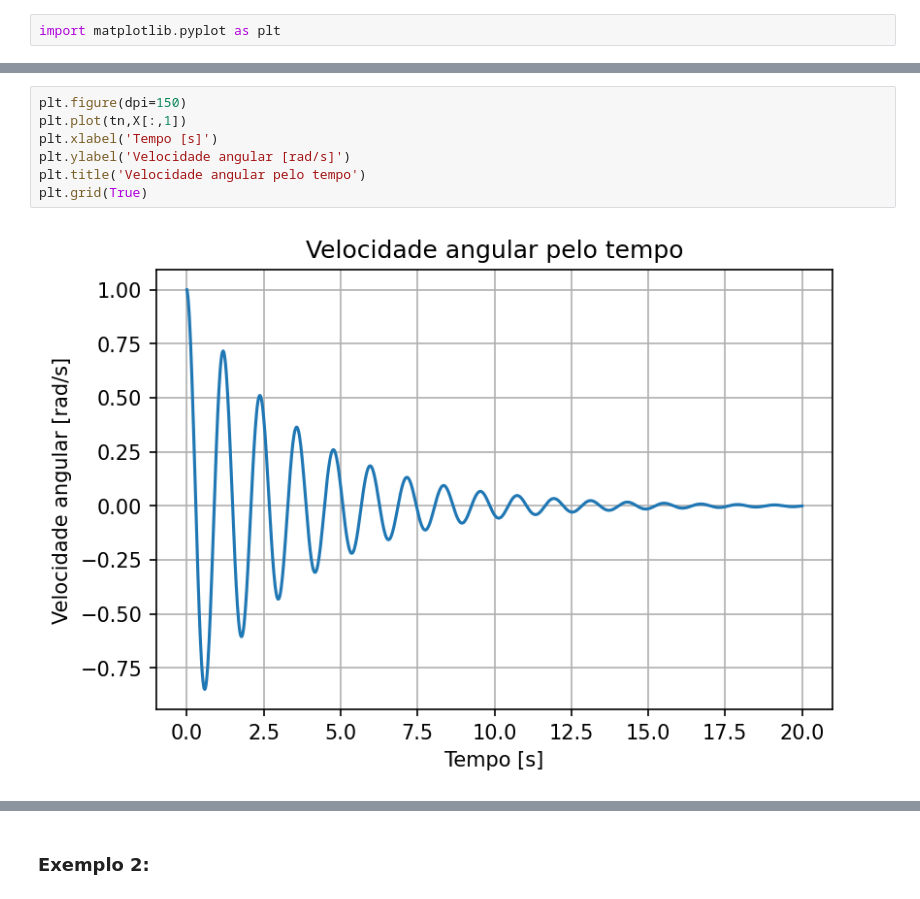
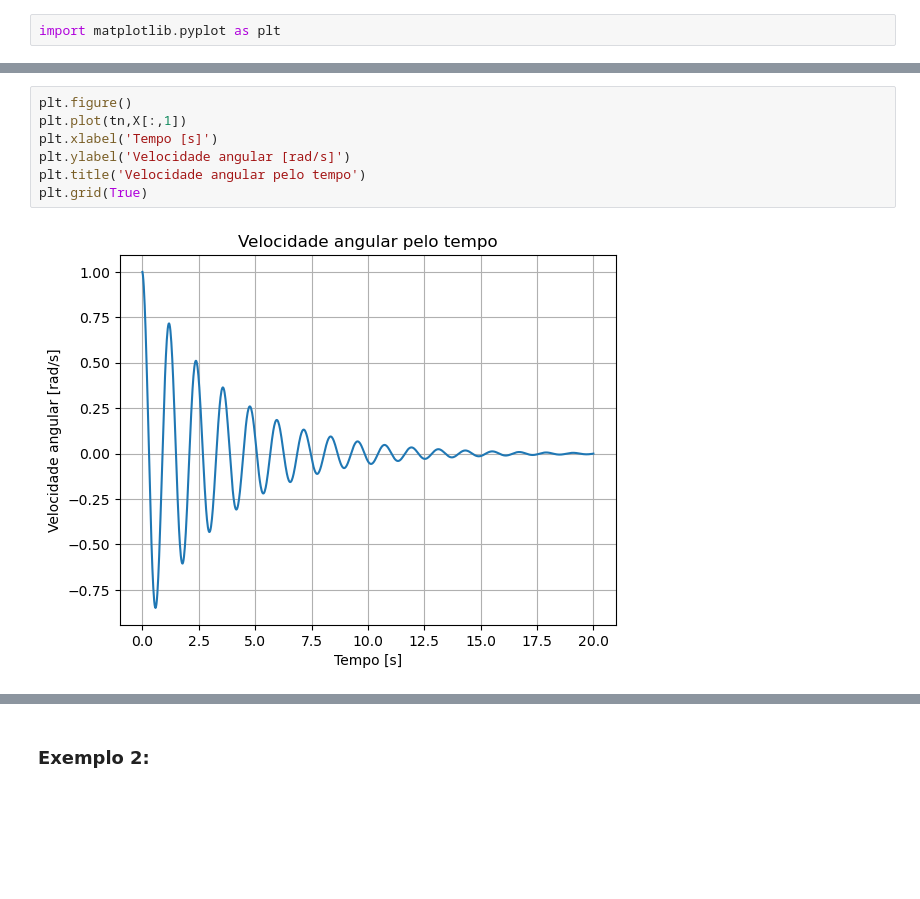
Before and after one commit to Pi-vi/Aulas_Dinamica, a Jupyter notebook: Din7.ipynb, the cells around one changed output, grey strips where cells are left out. Cells and saved outputs as stored; diff of their text form; blank space fills up the shorter version.

```diff
--- a/Din7.ipynb
+++ b/Din7.ipynb
@@ -214,10 +217,10 @@ plt.grid(True)
 # %%
-plt.figure(dpi=150)
+plt.figure()
 plt.plot(tn,X[:,1])
 plt.xlabel('Tempo [s]')
 plt.ylabel('Velocidade angular [rad/s]')
 plt.title('Velocidade angular pelo tempo')
 plt.grid(True)
 # %% [output]
-[figure, old version]
+[figure, new version]
 # %%
```
Also changed, not shown: parts of 27 cells of this notebook, 6 other files.
